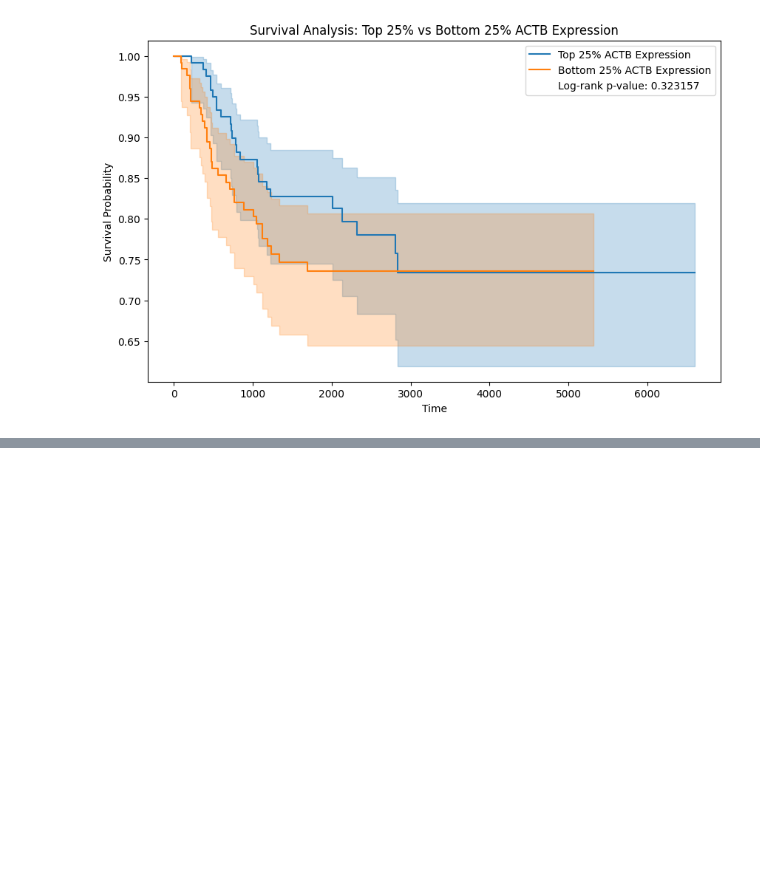
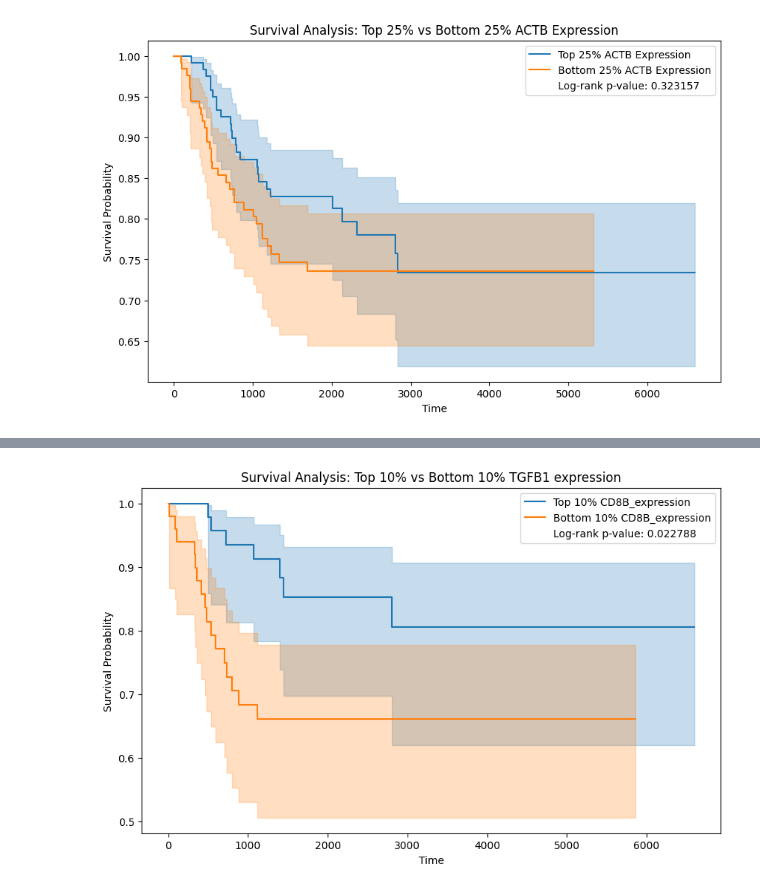
Before and after one commit to MYousry2002/Neuroblastoma-GeneSignature-Survival-BulkRNA, a Jupyter notebook: Neuroblastoma-GeneSignature-Survival-BulkRNA.ipynb, the cells around one changed output, grey strips where cells are left out. Drawn from its saved outputs; the diff is of its cells as text; code cells hidden in the pictures; blank space fills up the shorter version.

```diff
--- a/Neuroblastoma-GeneSignature-Survival-BulkRNA.ipynb
+++ b/Neuroblastoma-GeneSignature-Survival-BulkRNA.ipynb
@@ -1019,0 +1240,16 @@ plt.show()
+# %%
+# Extract ACTB expression levels
+cd8b_expression = gene_data.loc[gene_data['Gene'] == 'CD8B', gene_data.columns[8:]].squeeze()
+
+# Convert the Series to a DataFrame and reset index to turn the indices into a column
+cd8b_expression = cd8b_expression.reset_index()
+cd8b_expression.columns = ['Sample ID', 'CD8B_expression']
+
+# Map GAPDH expression to the main data DataFrame
+data = pd.merge(data, cd8b_expression, on='Sample ID', how='left')
+
+# Drop samples with missing ACTB expression
+data.dropna(subset=['CD8B_expression'], inplace=True)
+
+# Verify the data structure
+data.head()
@@ -1019,0 +1263,35 @@ plt.show()
+# %%
+# Stratify samples into top 25% and bottom 25% based on TGFB1 expression
+top_25 = data[data['CD8B_expression'] >= data['CD8B_expression'].quantile(0.90)]
+bottom_25 = data[data['CD8B_expression'] <= data['CD8B_expression'].quantile(0.10)]
+
+# Kaplan-Meier survival analysis
+kmf = KaplanMeierFitter()
+
+plt.figure(figsize=(10, 6))
+
+# Top 25% TGFB1 expression
+kmf.fit(top_25['os days'], top_25['os bin'], label='Top 25% CD8B_expression')
+ax = kmf.plot_survival_function()
+
+# Bottom 25% TGFB1 expression
+kmf.fit(bottom_25['os days'], bottom_25['os bin'], label='Bottom 25% CD8B_expression')
+kmf.plot_survival_function(ax=ax)
+
+# Conduct log-rank test
+results = logrank_test(top_25['os days'], bottom_25['os days'], event_observed_A=top_25['os bin'], event_observed_B=bottom_25['os bin'])
+p_value = results.p_value
+
+plt.title('Survival Analysis: Top 10% vs Bottom 10% TGFB1 expression')
+plt.xlabel('Time')
+plt.ylabel('Survival Probability')
+
+# Legend with p-value
+labels = [f'Top 10% CD8B_expression', f'Bottom 10% CD8B_expression', f'Log-rank p-value: {p_value:.6f}']
+handles, _ = ax.get_legend_handles_labels()
+handles.append(plt.Line2D([], [], color='none'))  # Add empty handle for the p-value
+plt.legend(handles, labels, loc='upper right')
+
+plt.show()
+# %% [output]
+[figure, added]
```
Also changed, not shown: parts of 90 cells of this notebook.
